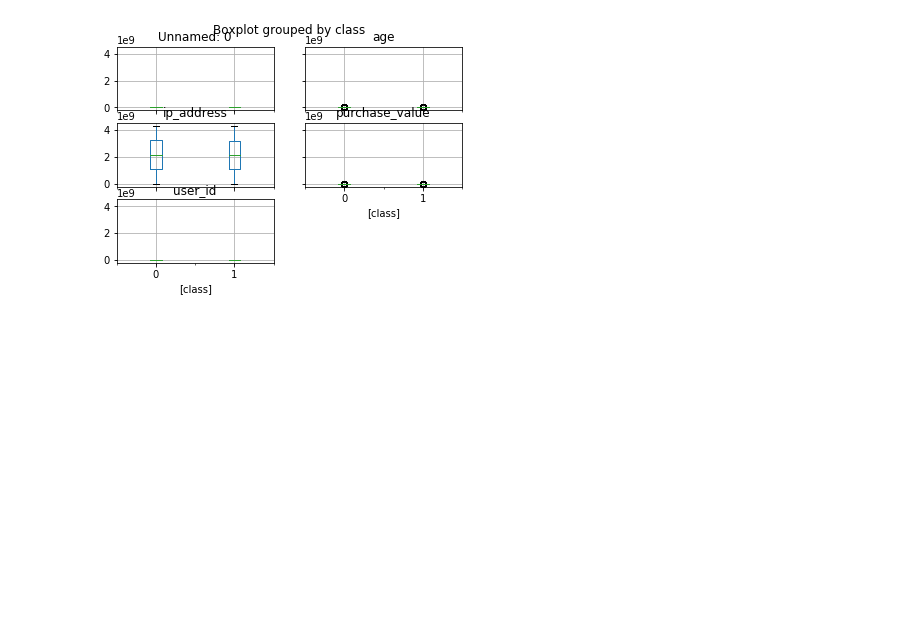
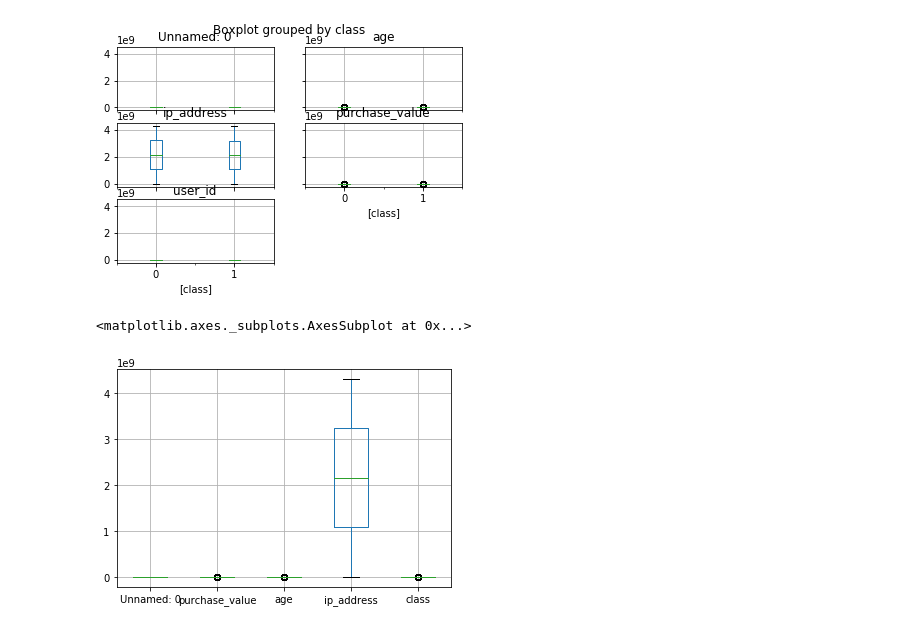
Before and after one commit to sabumjung/Pandas, a Jupyter notebook: ex1.ipynb, the cells around one changed output. Cells and saved outputs as stored; diff of their text form; code cells hidden in the pictures; blank space fills up the shorter version.

```diff
--- a/ex1.ipynb
+++ b/ex1.ipynb
@@ -211,3 +211,8 @@ array([[<matplotlib.axes._subplots.AxesSubplot object at 0x...>,
         <matplotlib.axes._subplots.AxesSubplot object at 0x...>]],
       dtype=object)
 [figure]
+# %%
+df.boxplot()
+# %% [output]
+<matplotlib.axes._subplots.AxesSubplot at 0x...>
+[figure, added]
```
Also changed, not shown: parts of 4 cells of this notebook.
